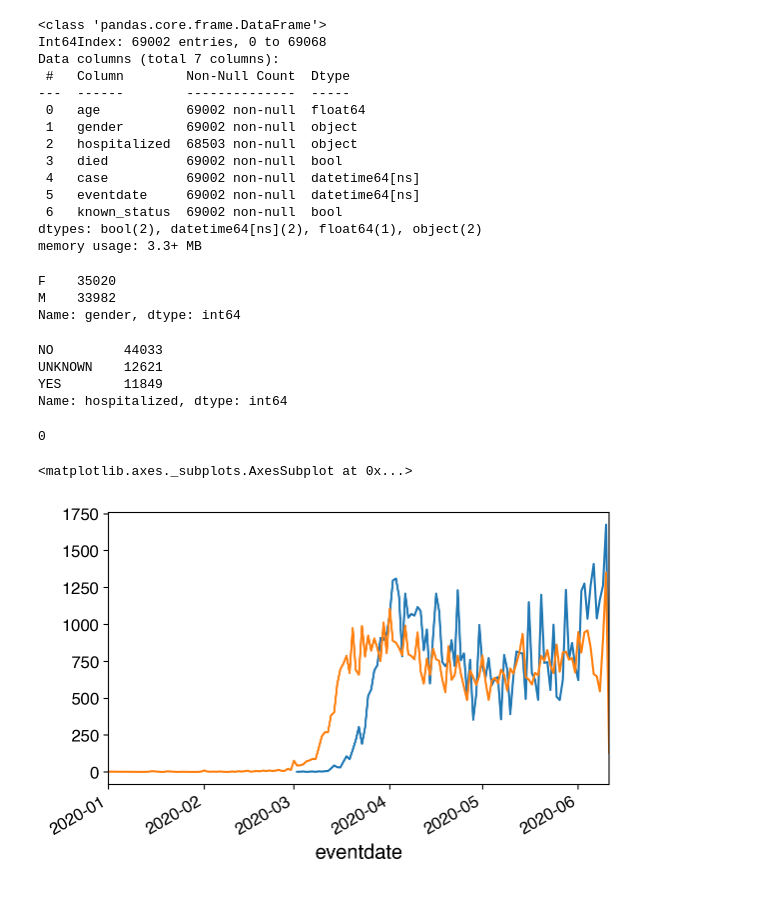
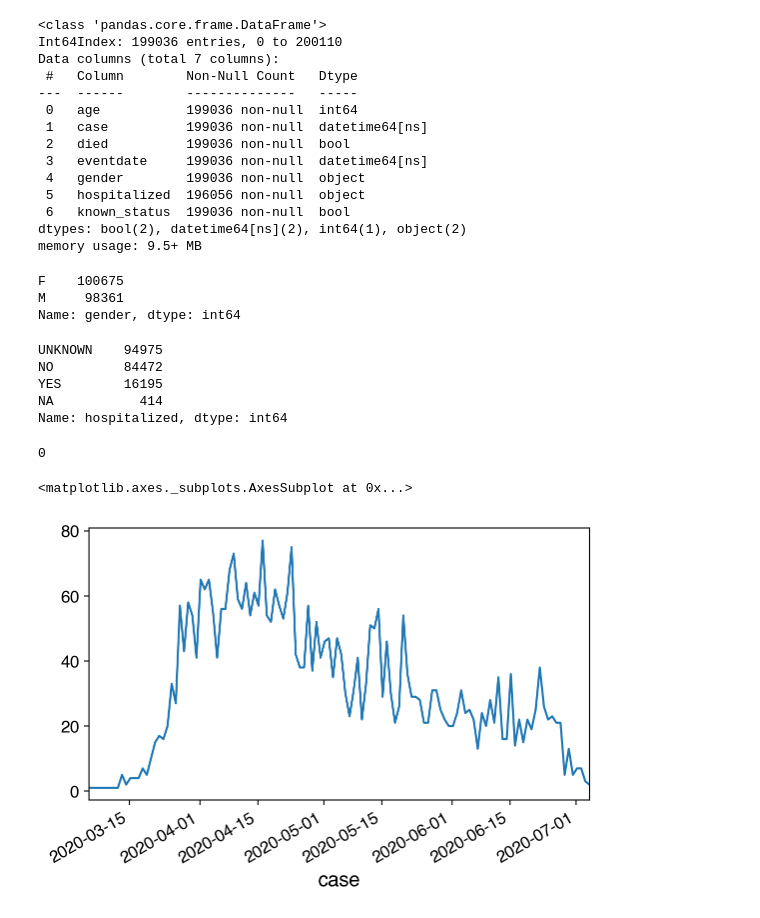
Before and after one commit to aminnj/covid19, a Jupyter notebook: notebooks/florida.ipynb, the cells around one changed output. Saved outputs shown, nothing was run; the diff lists cells and outputs as text; code cells hidden in the pictures.

```diff
--- a/notebooks/florida.ipynb
+++ b/notebooks/florida.ipynb
@@ -15,11 +15,13 @@ dfc = dfc[dfc["age"] != "NA"]
 dfc = dfc[~dfc["age"].isna()]
 dfc = dfc[dfc["gender"] != "Unknown"]
 dfc["gender"] = dfc["gender"].str[0]
-# dfc["age"] = dfc["age"].astype(int)
+dfc["age"] = dfc["age"].astype(int)
 
 for k in ["case","eventdate"]:
-    dfc[k] = pd.to_datetime(dfc[k].str.split(" ",1).str[0])
-#     dfc[k] = pd.to_datetime(dfc[k], unit="ms")
+    try:
+        dfc[k] = pd.to_datetime(dfc[k].str.split(" ",1).str[0])
+    except:
+        dfc[k] = pd.to_datetime(dfc[k], unit="ms")
 dfc["known_status"] = (dfc["hospitalized"]=="YES") | (dfc["hospitalized"]=="NO")
 
 
@@ -44,31 +46,32 @@ Name: died, dtype: int64
 dfc.info()
 # %% [output]
 <class 'pandas.core.frame.DataFrame'>
-Int64Index: 69002 entries, 0 to 69068
+Int64Index: 199036 entries, 0 to 200110
 Data columns (total 7 columns):
- #   Column        Non-Null Count  Dtype
----  ------        --------------  -----
- 0   age           69002 non-null  float64
- 1   gender        69002 non-null  object
- 2   hospitalized  68503 non-null  object
- 3   died          69002 non-null  bool
- 4   case          69002 non-null  datetime64[ns]
- 5   eventdate     69002 non-null  datetime64[ns]
- 6   known_status  69002 non-null  bool
-dtypes: bool(2), datetime64[ns](2), float64(1), object(2)
-memory usage: 3.3+ MB
+ #   Column        Non-Null Count   Dtype
+---  ------        --------------   -----
+ 0   age           199036 non-null  int64
+ 1   case          199036 non-null  datetime64[ns]
+ 2   died          199036 non-null  bool
+ 3   eventdate     199036 non-null  datetime64[ns]
+ 4   gender        199036 non-null  object
+ 5   hospitalized  196056 non-null  object
+ 6   known_status  199036 non-null  bool
+dtypes: bool(2), datetime64[ns](2), int64(1), object(2)
+memory usage: 9.5+ MB
 # %%
 dfc["gender"].value_counts()
 # %% [output]
-F    35020
-M    33982
+F    100675
+M     98361
 Name: gender, dtype: int64
 # %%
 dfc["hospitalized"].value_counts()
 # %% [output]
-NO         44033
-UNKNOWN    12621
-YES        11849
+UNKNOWN    94975
+NO         84472
+YES        16195
+NA           414
 Name: hospitalized, dtype: int64
 # %%
 from yahist import Hist1D
@@ -79,8 +82,9 @@ dfc["age"].isna().sum()
 # %% [output]
 0
 # %%
-dfc.groupby("case")["gender"].count().plot()
-dfc.groupby("eventdate")["gender"].count().plot()
+# dfc.groupby("case")["gender"].count().plot()
+dfc.query("died").groupby("case")["gender"].count().plot()
+# dfc.groupby("eventdate")["gender"].count().plot()
 # %% [output]
 <matplotlib.axes._subplots.AxesSubplot at 0x...>
-[figure, old version]
+[figure, new version]
```
Also changed, not shown: parts of 23 cells of this notebook, 11 other files.
